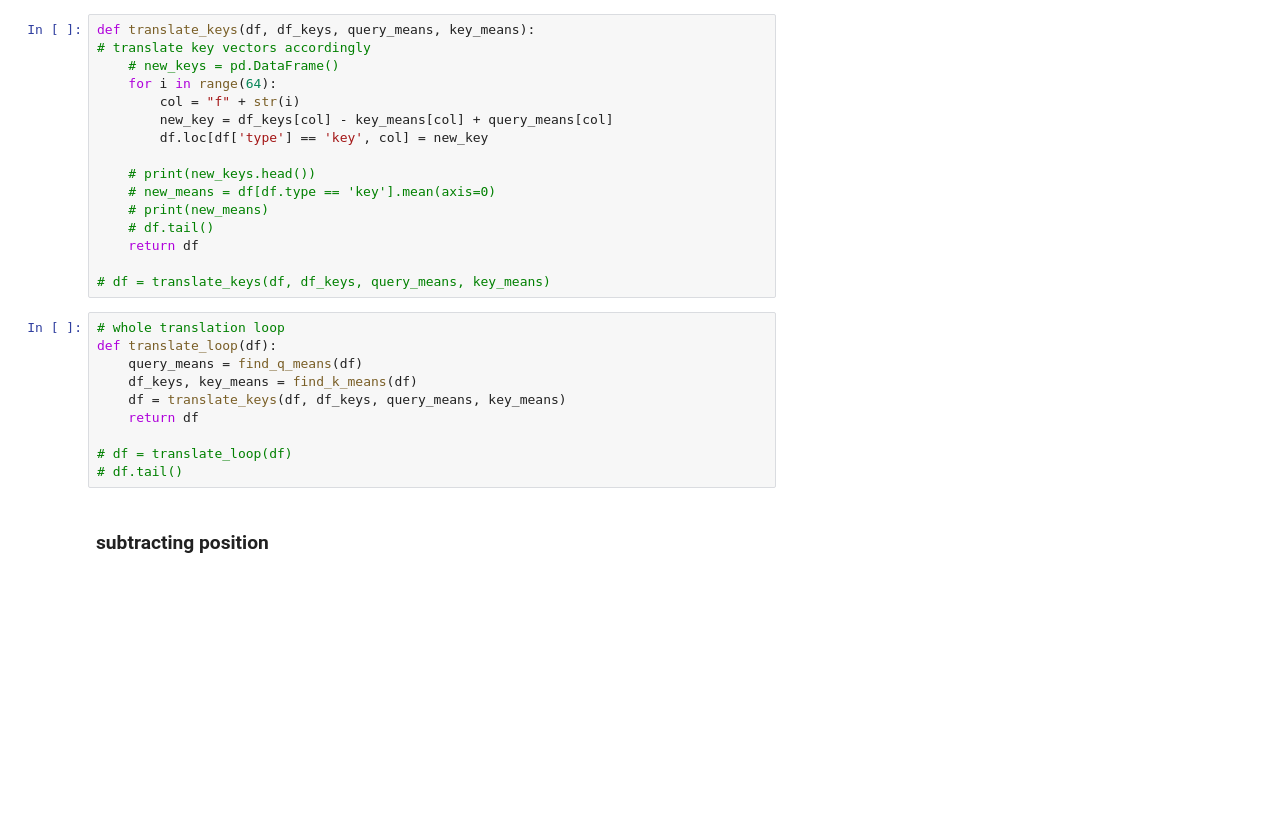
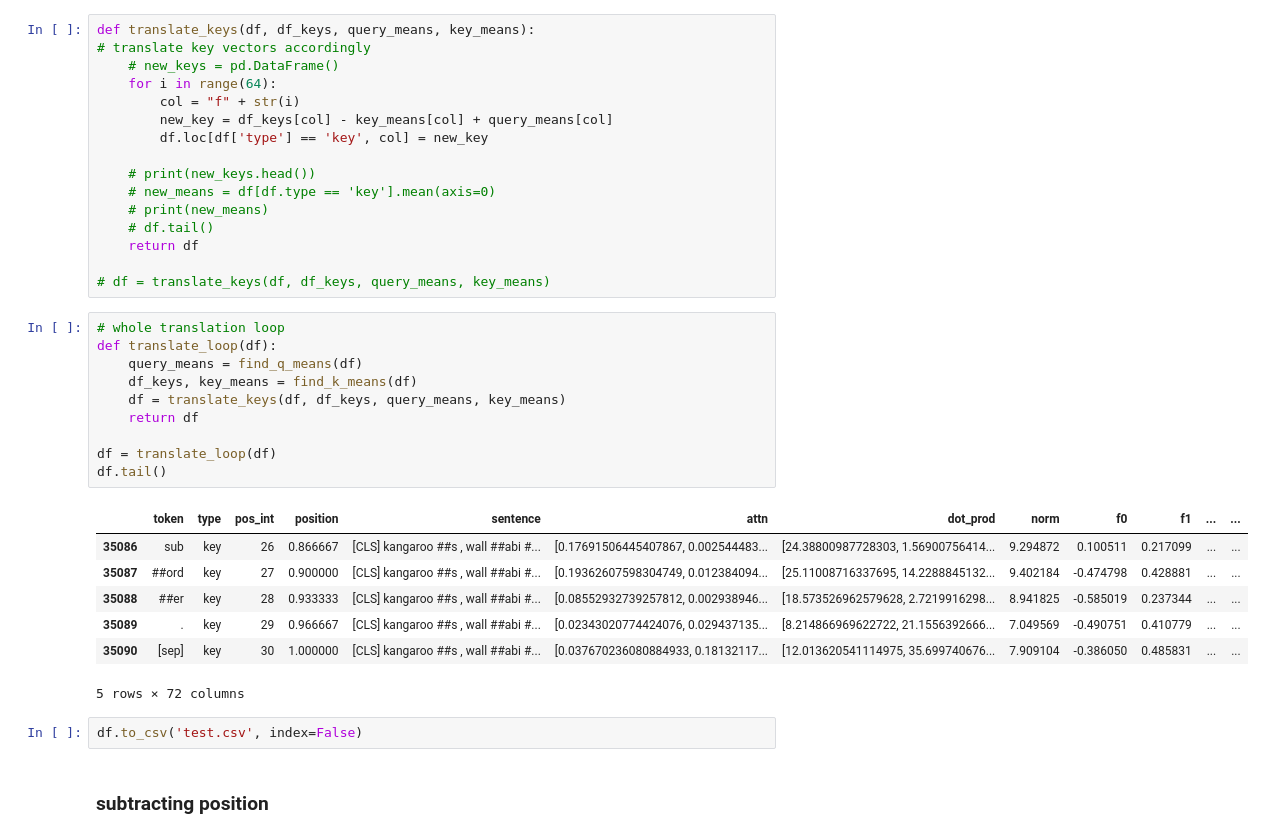
Before and after one commit to catherinesyeh/attention-exploration, a Jupyter notebook: attention.ipynb, the cells around one changed output. Drawn from its saved outputs; the diff is of its cells as text; blank space fills up the shorter version.

Commit message:
updating position exp

```diff
--- a/attention.ipynb
+++ b/attention.ipynb
@@ -1586,13 +1738,23 @@ def translate_keys(df, df_keys, query_means, key_means):
 # %%
 # whole translation loop
 def translate_loop(df):
     query_means = find_q_means(df)
     df_keys, key_means = find_k_means(df)
     df = translate_keys(df, df_keys, query_means, key_means)
     return df
 
-# df = translate_loop(df)
-# df.tail()
+df = translate_loop(df)
+df.tail()
+# %% [output]
+|  | token | type | pos_int | position | sentence | attn | dot_prod | norm | f0 | f1 | ... | ... |
+| 35086 | sub | key | 26 | 0.866667 | [CLS] kangaroo ##s , wall ##abi #... | [0.17691506445407867, 0.002544483... | [24.38800987728303, 1.56900756414... | 9.294872 | 0.100511 | 0.217099 | ... | ... |
+| 35087 | ##ord | key | 27 | 0.900000 | [CLS] kangaroo ##s , wall ##abi #... | [0.19362607598304749, 0.012384094... | [25.11008716337695, 14.2288845132... | 9.402184 | -0.474798 | 0.428881 | ... | ... |
+| 35088 | ##er | key | 28 | 0.933333 | [CLS] kangaroo ##s , wall ##abi #... | [0.08552932739257812, 0.002938946... | [18.573526962579628, 2.7219916298... | 8.941825 | -0.585019 | 0.237344 | ... | ... |
+| 35089 | . | key | 29 | 0.966667 | [CLS] kangaroo ##s , wall ##abi #... | [0.02343020774424076, 0.029437135... | [8.214866969622722, 21.1556392666... | 7.049569 | -0.490751 | 0.410779 | ... | ... |
+| 35090 | [sep] | key | 30 | 1.000000 | [CLS] kangaroo ##s , wall ##abi #... | [0.037670236080884933, 0.18132117... | [12.013620541114975, 35.699740676... | 7.909104 | -0.386050 | 0.485831 | ... | ... |
+5 rows × 72 columns
+# %%
+df.to_csv('test.csv', index=False)
 # %% [markdown]
 ### subtracting position
 # %%
```
Also changed, not shown: parts of 15 cells of this notebook.
